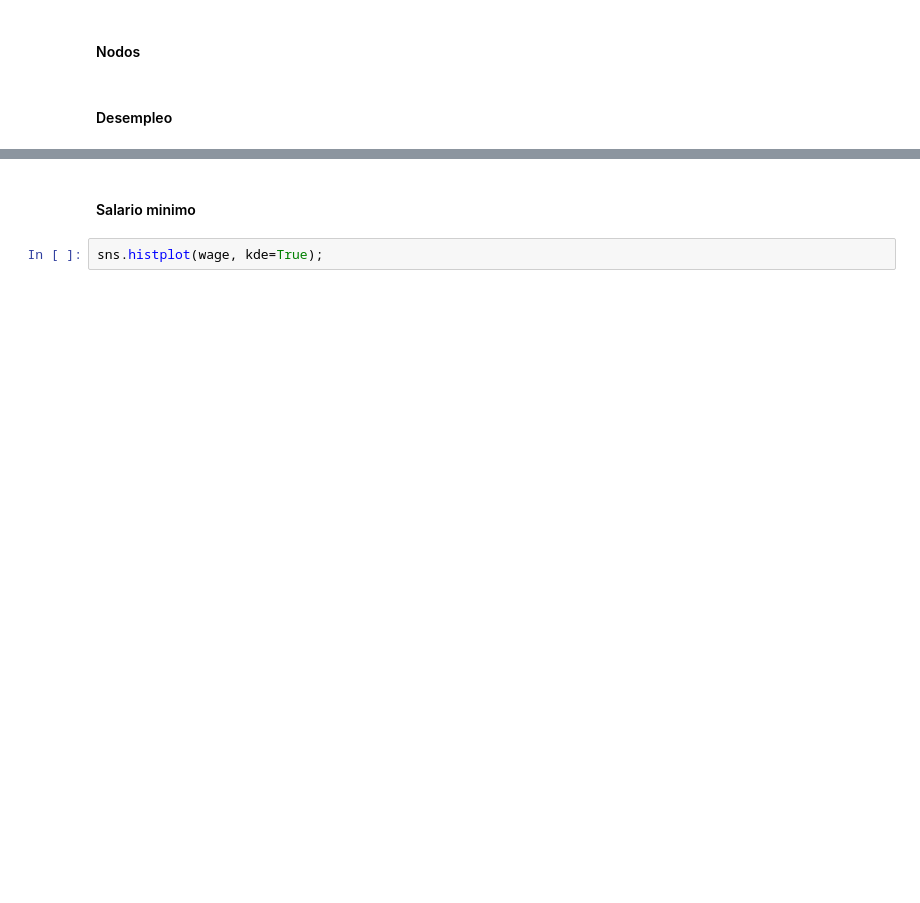
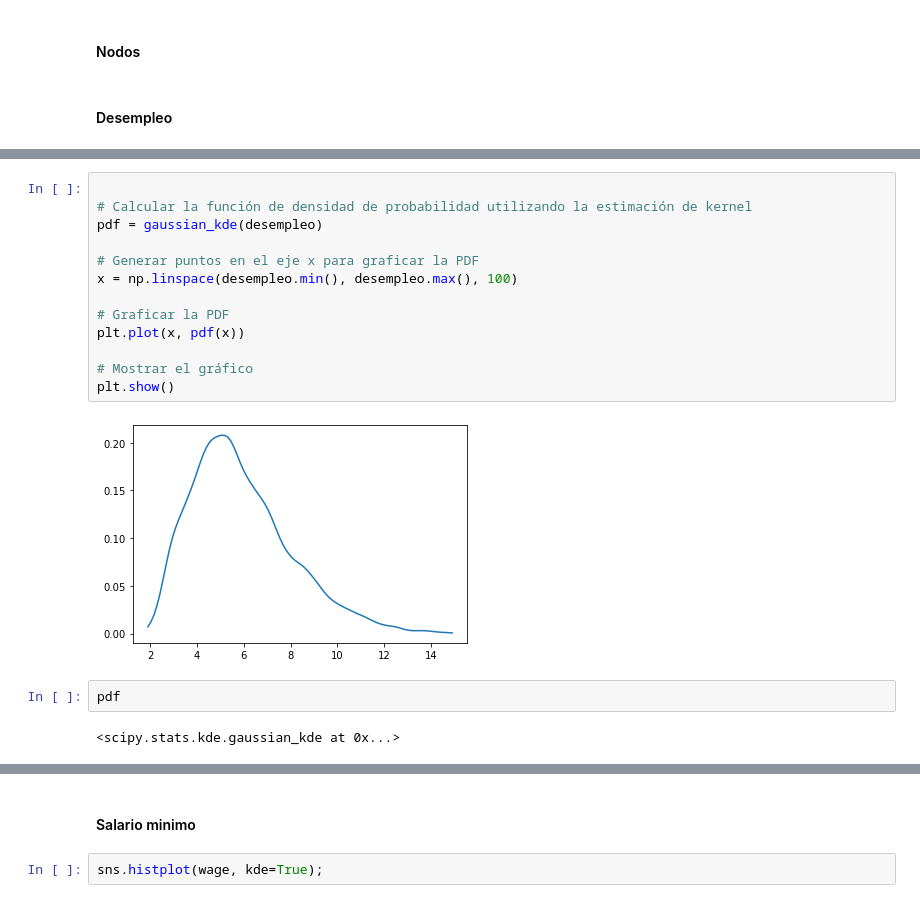
Before and after one commit to Zairo9/Proyecto, a Jupyter notebook: GuiaProyecto.ipynb, the cells around one changed output, grey strips where cells are left out. Drawn from its saved outputs; the diff is of its cells as text; blank space fills up the shorter version.

```diff
--- a/GuiaProyecto.ipynb
+++ b/GuiaProyecto.ipynb
@@ -331,3 +357,22 @@ Q_Q(desempleo, dist, p)
+# %%
+
+# Calcular la función de densidad de probabilidad utilizando la estimación de kernel
+pdf = gaussian_kde(desempleo)
+
+# Generar puntos en el eje x para graficar la PDF
+x = np.linspace(desempleo.min(), desempleo.max(), 100)
+
+# Graficar la PDF
+plt.plot(x, pdf(x))
+
+# Mostrar el gráfico
+plt.show()
+# %% [output]
+[figure, added]
+# %%
+pdf
+# %% [output]
+<scipy.stats.kde.gaussian_kde at 0x...>
 # %%
 dom = np.arange(0,31)
 plt.hist(desempleo,bins="auto",density=True)
```
Also changed, not shown: parts of 27 cells of this notebook.
